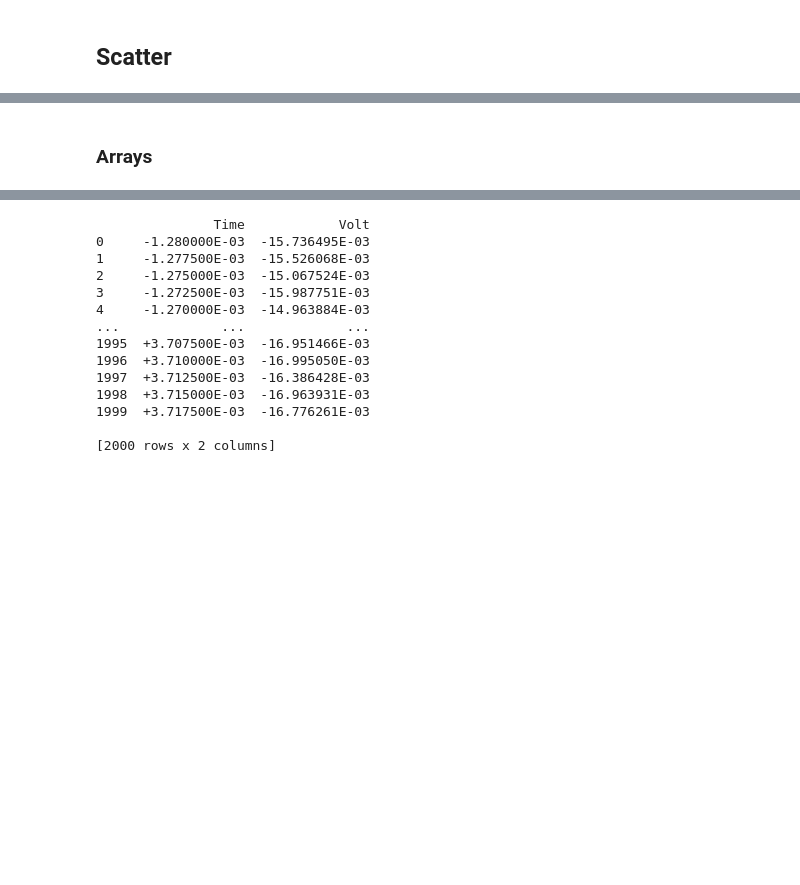
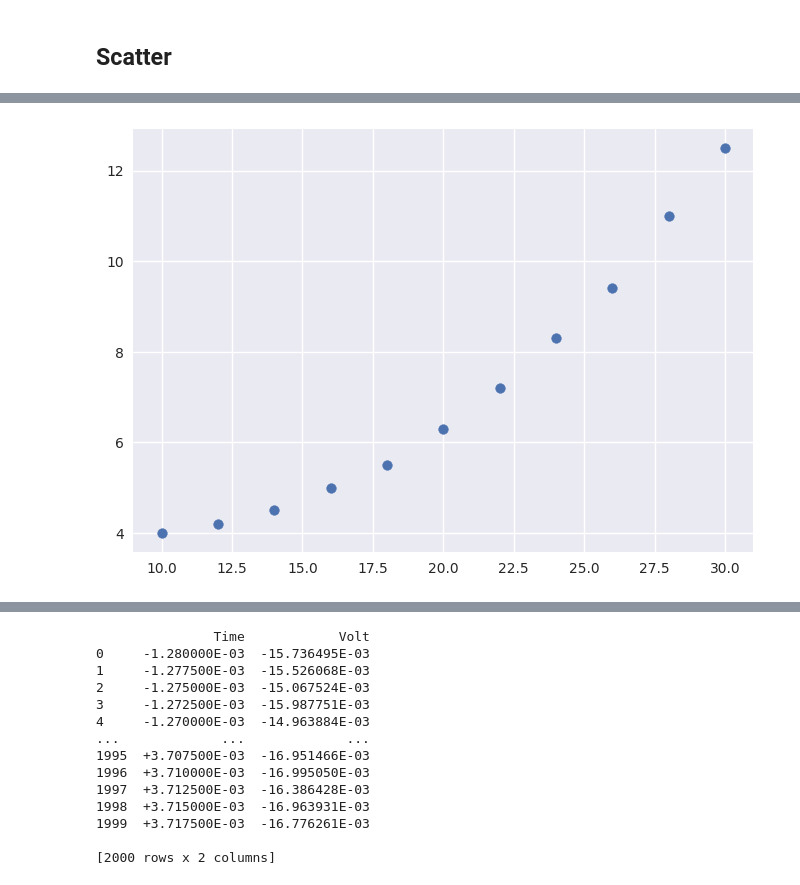
Before and after one commit to viniciusdutra314/CanalSingularidade, a Jupyter notebook: GraficosCientificos/graficos_cientificos.ipynb, the cells around one changed output, grey strips where cells are left out. Drawn from its saved outputs; the diff is of its cells as text; code cells hidden in the pictures; blank space fills up the shorter version.

```diff
--- a/GraficosCientificos/grafico_cientificos.ipynb
+++ b/GraficosCientificos/graficos_cientificos.ipynb
@@ -78,2 +96,8 @@ e guardou as informações em um caderno
-# %% [markdown]
-### Arrays
+# %%
+L=[10,12,14,16,18,20,22,24,26,28,30] #range(10,30,2)
+x=[4, 4.2 ,4.5 ,5 ,5.5 ,6.3 ,7.2 ,8.3 ,9.4 ,11 ,12.5]
+figure,axis=plt.subplots()
+axis.scatter(L,x) #L em função de x, a ordem inversa plota x em função de L (ótimo para funções inversas)
+figure.show()
+# %% [output]
+[figure, added]
```
Also changed, not shown: parts of 28 cells of this notebook, 1 other file.
